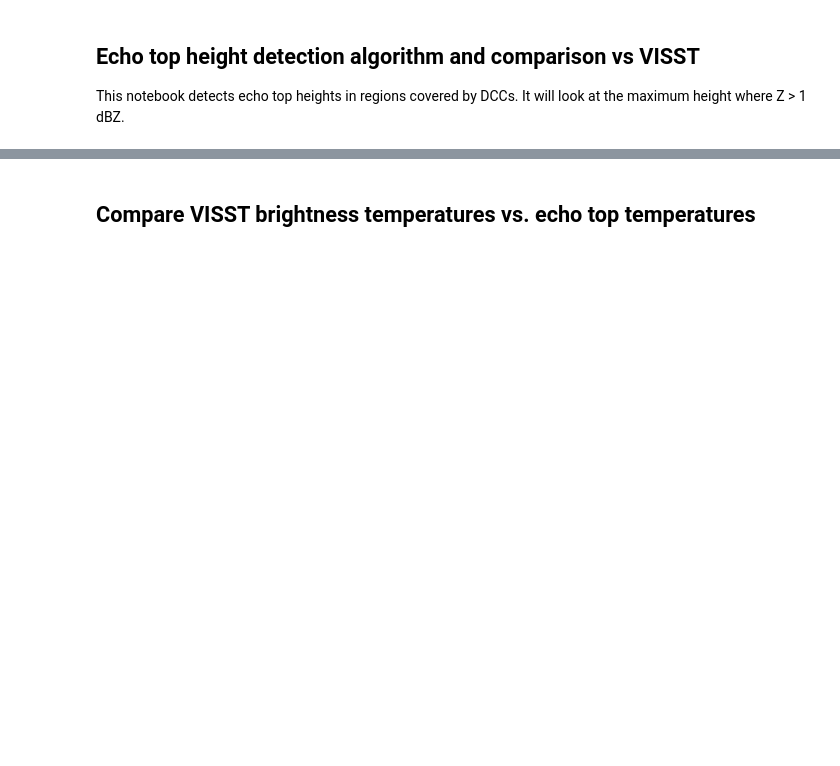
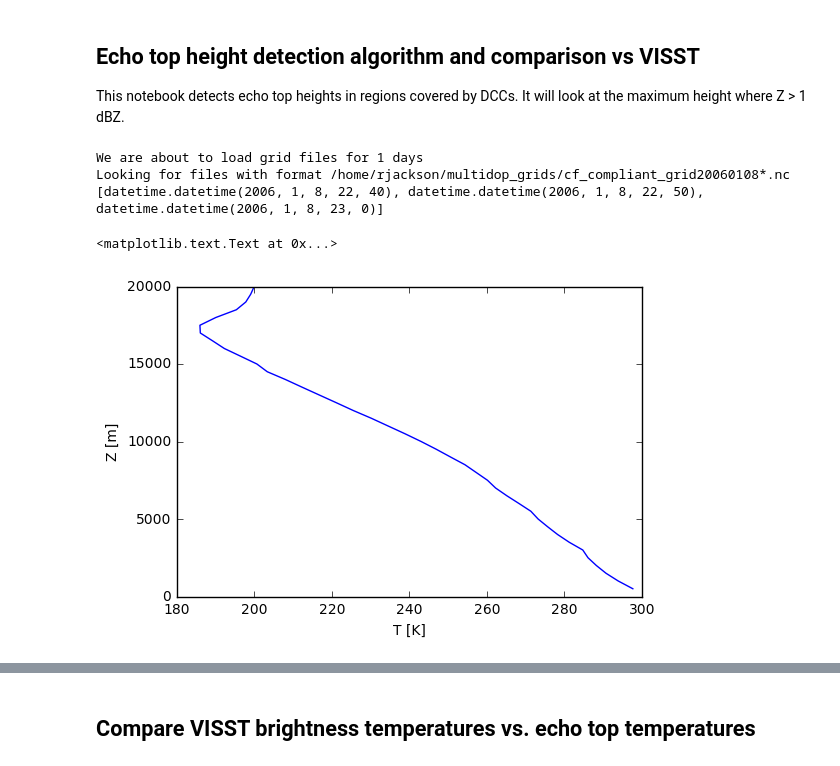
Before and after one commit to rcjackson/cmdv-rrm-anl, a Jupyter notebook: notebooks/Echo top heights.ipynb, the cells around one changed output, grey strips where cells are left out. Cells and saved outputs as stored; diff of their text form; code cells hidden in the pictures; blank space fills up the shorter version.

```diff
--- a/notebooks/Echo top heights.ipynb
+++ b/notebooks/Echo top heights.ipynb
@@ -24,3 +21,23 @@ num_levels = 40
+# %%
+# Input the range of dates and time wanted for the collection of images
+start_year = 2006
+start_day = 8
+start_month = 1
+start_hour = 21
+start_minute = 20
+start_second = 0
+
+end_year = 2006
+end_month = 1
+end_day = 8
+end_hour = 23
+end_minute = 0
+end_second = 0
+
+sounding = '/home/rjackson/data/soundings/twpsondewnpnC3.b1.20060120.231500.custom.cdf'
+visst_image = '/home/rjackson/data/visst/twpvisstpx04m1rv1minnisX30.c1.20060107.003300.custom.cdf'
+data_path = '/home/rjackson/multidop_grids/'
+num_levels = 40
 # %%
 # Get beam crossing angle between radars
 def get_bca(grid):
@@ -51 +196,13 @@ def seconds_to_midnight_to_hm(time_secs_after_midnight):
+# %%
+# Plot the radars from given time.
+
+times = get_dda_times(start_year, start_month, start_day,
+                      start_hour, start_minute, end_year,
+                      end_month, end_day, end_hour,
+                      end_minute, minute_interval=0)
+print(times)
+# %% [output]
+We are about to load grid files for 1 days
+Looking for files with format /home/rjackson/multidop_grids/cf_compliant_grid20060108*.nc
+[datetime.datetime(2006, 1, 8, 22, 40), datetime.datetime(2006, 1, 8, 22, 50), datetime.datetime(2006, 1, 8, 23, 0)]
 # %%
@@ -68,10 +227,16 @@ grid_z = pyart_grid.point_z['data']
 # %%
 Sounding_netcdf = Dataset(sounding, mode='r')
 Time = Sounding_netcdf.variables['time_offset'][:]
 base_time = Sounding_netcdf.variables['base_time'][:]
 alt = Sounding_netcdf.variables['alt'][:]
 temp = Sounding_netcdf.variables['tdry'][:]
 
 Tz = interpolate.interp1d(alt, temp+273.15)
 grid_temp = Tz(grid_z)
+plt.plot(grid_temp[:,1,1], grid_z[:,1,1])
+plt.xlabel('T [K]')
+plt.ylabel('Z [m]')
+# %% [output]
+<matplotlib.text.Text at 0x...>
+[figure, added]
 # %%
```
Also changed, not shown: parts of 14 cells of this notebook.
